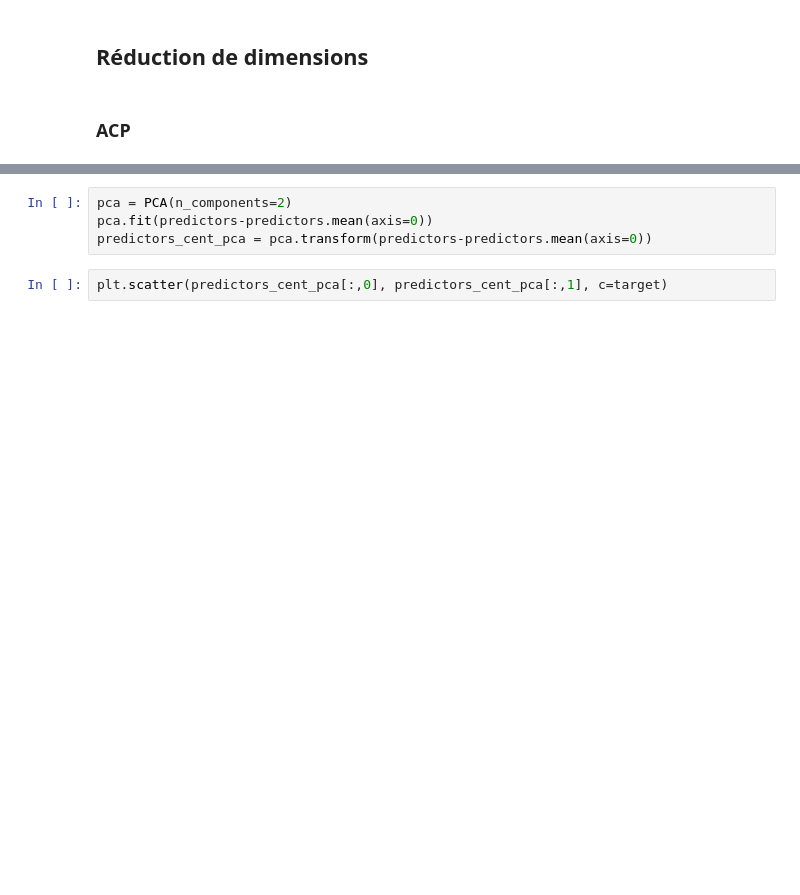
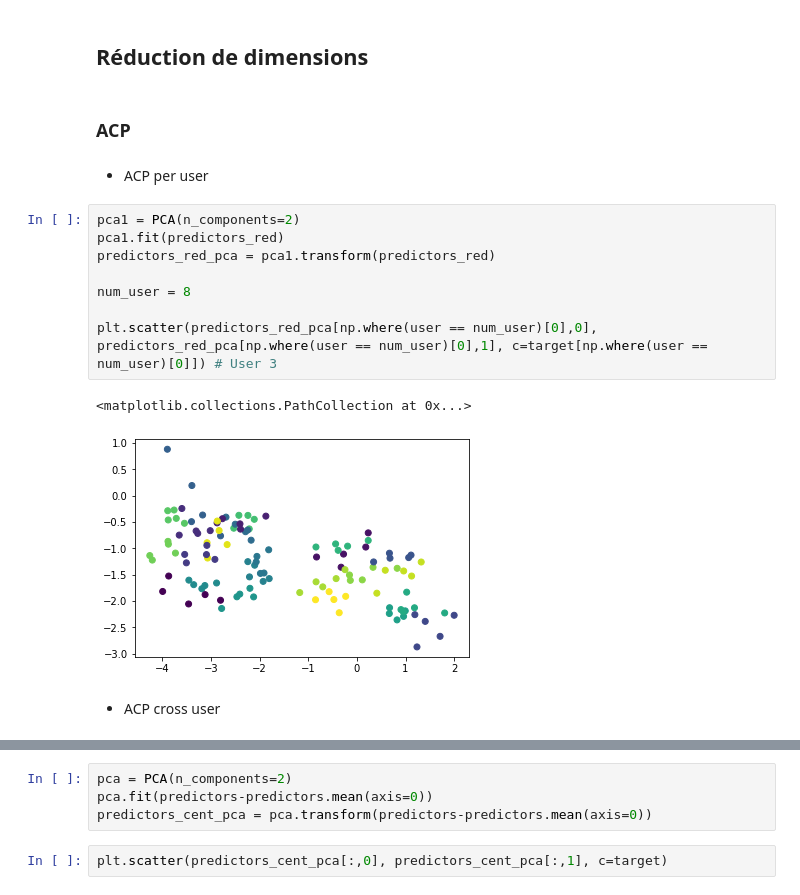
Before and after one commit to jean3108/Research-Data-Science-Methodology, a Jupyter notebook: reds.ipynb, the cells around one changed output, grey strips where cells are left out. Drawn from its saved outputs; the diff is of its cells as text; blank space fills up the shorter version.

Commit message:
per user ACP

```diff
--- a/reds.ipynb
+++ b/reds.ipynb
@@ -246,6 +246,21 @@ pd.DataFrame(predictors_red).describe()
 ## Réduction de dimensions
 # %% [markdown]
 ### ACP
+# %% [markdown]
+- ACP per user
+# %%
+pca1 = PCA(n_components=2)
+pca1.fit(predictors_red)
+predictors_red_pca = pca1.transform(predictors_red)
+
+num_user = 8
+
+plt.scatter(predictors_red_pca[np.where(user == num_user)[0],0], predictors_red_pca[np.where(user == num_user)[0],1], c=target[np.where(user == num_user)[0]]) # User 3
+# %% [output]
+<matplotlib.collections.PathCollection at 0x...>
+[figure, added]
+# %% [markdown]
+- ACP cross user
 # %%
 pca = PCA(n_components=2)
 pca.fit(predictors_red)
```
Also changed, not shown: parts of 4 cells of this notebook.
